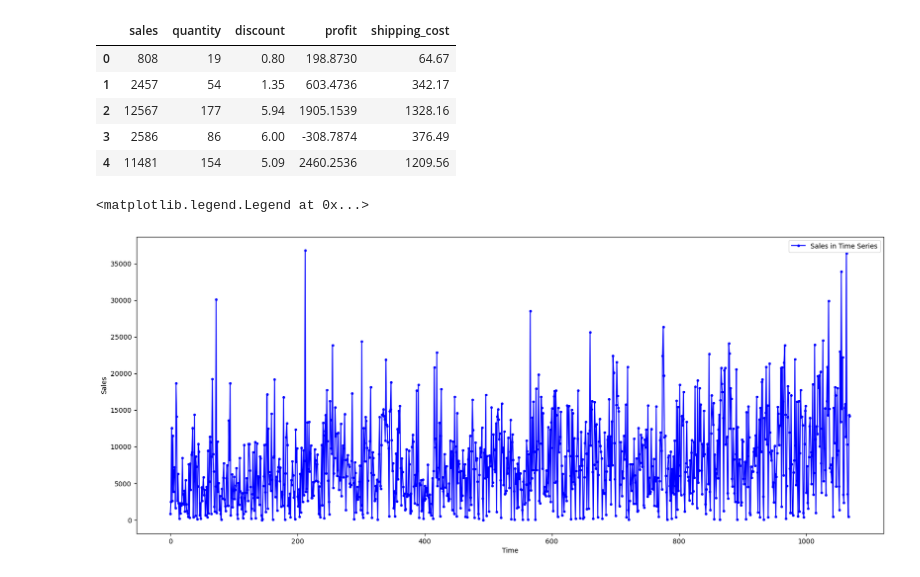
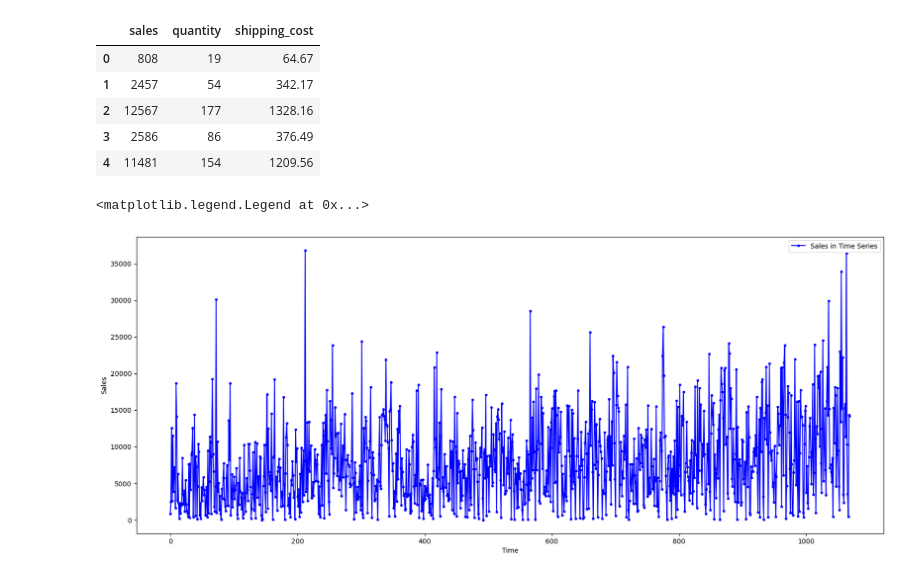
Before and after one commit to trungmai-saritasa/Datathon, a Jupyter notebook: model.ipynb, the cells around one changed output. Cells and saved outputs as stored; diff of their text form; code cells hidden in the pictures.

```diff
--- a/model.ipynb
+++ b/model.ipynb
@@ -23,15 +23,15 @@ df.head()
 df["order_date"] = pd.to_datetime(df["order_date"])
 # %%
 cleaned_df = df.groupby(df["order_date"]).sum().reset_index()
-cleaned_df = cleaned_df.drop(["order_date"], axis=1)
+cleaned_df = cleaned_df.drop(["order_date", "discount", "profit"], axis=1)
 cleaned_df.head()
 # %% [output]
-|  | sales | quantity | discount | profit | shipping_cost |
-| 0 | 808 | 19 | 0.80 | 198.8730 | 64.67 |
-| 1 | 2457 | 54 | 1.35 | 603.4736 | 342.17 |
-| 2 | 12567 | 177 | 5.94 | 1905.1539 | 1328.16 |
-| 3 | 2586 | 86 | 6.00 | -308.7874 | 376.49 |
-| 4 | 11481 | 154 | 5.09 | 2460.2536 | 1209.56 |
+|  | sales | quantity | shipping_cost |
+| 0 | 808 | 19 | 64.67 |
+| 1 | 2457 | 54 | 342.17 |
+| 2 | 12567 | 177 | 1328.16 |
+| 3 | 2586 | 86 | 376.49 |
+| 4 | 11481 | 154 | 1209.56 |
 # %%
 plt.figure(figsize=(20, 8))
 plt.plot(cleaned_df.index, cleaned_df['sales'], 'b.-', label='Sales in Time Series')
```
Also changed, not shown: parts of 21 cells of this notebook, 1 other file.
